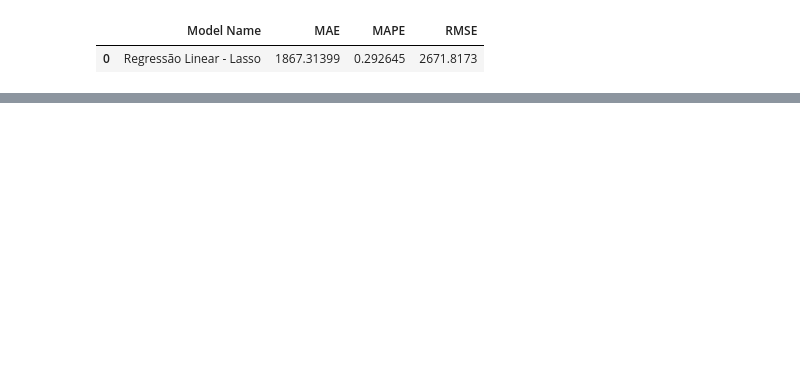
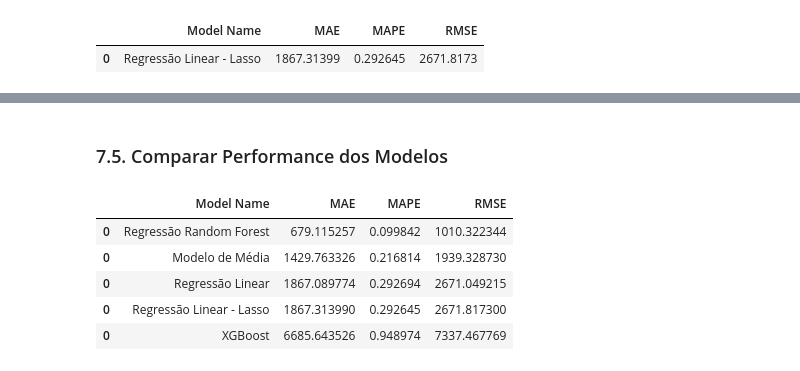
Before and after one commit to joaocortezi/Rossman, a Jupyter notebook: Data.ipynb, the cells around one changed output, grey strips where cells are left out. Drawn from its saved outputs; the diff is of its cells as text; code cells hidden in the pictures; blank space fills up the shorter version.

```diff
--- a/Data.ipynb
+++ b/Data.ipynb
@@ -1163,0 +1213,10 @@ lrr_result
+# %%
+# Modelo - rodou em 9m 35s
+rf = RandomForestRegressor(n_estimators=100, n_jobs=1, random_state=42).fit(x_train, y_train)
+
+#Predição
+yhat_rf = rf.predict(x_test)
+
+# Performance
+rf_result = ml_error(" Regressão Random Forest", np.expm1(y_test), np.expm1(yhat_rf))
+rf_result
@@ -1163,0 +1246,16 @@ lrr_result
+# %%
+# Modelo - rodou em 15.4s
+xgb = xgb.XGBRegressor(objective = "reg:squarederror",       # função objetiva
+                       n_estimators=100,                     # quantas arvores
+                       eta=0.01,                             # quantas vezes vai fazer o aprendizado
+                       #max_dept=10,                          # profundidade máxima que a árvore chegas
+                       subsample=0.07,                       # porcentagem das amostras para selecionar as mais relevantes
+                       colsample_bytree=0.9                  # combinação das árvores para dar o resultado
+                       ).fit(x_train, y_train)
+
+#Predição
+yhat_xgb = xgb.predict(x_test)
+
+# Performance
+xgb_result = ml_error("XGBoost", np.expm1(y_test), np.expm1(yhat_xgb))
+xgb_result
@@ -1163,0 +1283,12 @@ lrr_result
+# %% [markdown]
+### 7.5. Comparar Performance dos Modelos
+# %%
+modelling_result = pd.concat([baseline_result, lr_result, lrr_result, rf_result, xgb_result])
+modelling_result.sort_values("RMSE")
+# %% [output]
+|  | Model Name | MAE | MAPE | RMSE |
+| 0 | Regressão Random Forest | 679.115257 | 0.099842 | 1010.322344 |
+| 0 | Modelo de Média | 1429.763326 | 0.216814 | 1939.328730 |
+| 0 | Regressão Linear | 1867.089774 | 0.292694 | 2671.049215 |
+| 0 | Regressão Linear - Lasso | 1867.313990 | 0.292645 | 2671.817300 |
+| 0 | XGBoost | 6685.643526 | 0.948974 | 7337.467769 |
```
Also changed, not shown: parts of 24 cells of this notebook.
